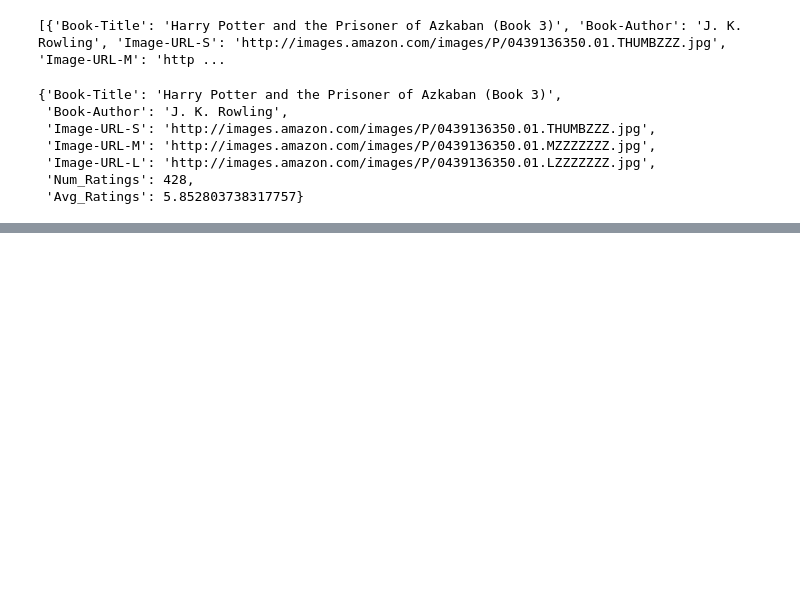
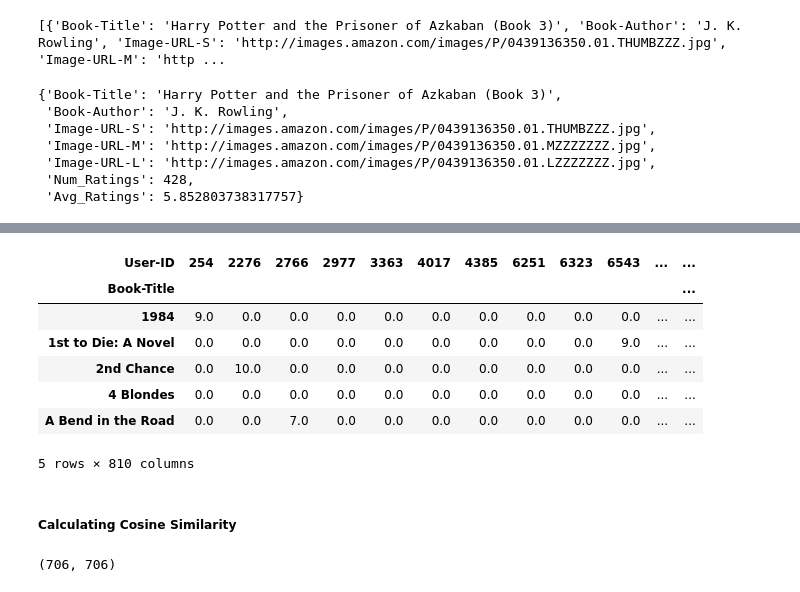
Before and after one commit to hmtalha786/Book-Recommendation-System, a Jupyter notebook: Recommender_Model.ipynb, the cells around one changed output, grey strips where cells are left out. Cells and saved outputs as stored; diff of their text form; code cells hidden in the pictures; blank space fills up the shorter version.

Commit message:
Collaborative Filtering based RecSys

```diff
--- a/Recommender_Model.ipynb
+++ b/Recommender_Model.ipynb
@@ -192,0 +227,8 @@ popular_df_dict[0]
+# %%
+# Extract those books that have been rated by more than 50 users
+
+y = filtered_rating.groupby('Book-Title').count()['Book-Rating'] >= 50
+
+famous_books = y[y].index
+
+famous_books
@@ -192,0 +247,6 @@ popular_df_dict[0]
+# %%
+# Filtering the desired books from the main dataframe
+
+final_ratings = filtered_rating[filtered_rating['Book-Title'].isin(famous_books)]
+
+final_ratings.head()
@@ -192,0 +260,6 @@ popular_df_dict[0]
+# %%
+# Creating Pivot Table
+
+pt = final_ratings.pivot_table(index='Book-Title',columns='User-ID',values='Book-Rating')
+
+pt.head(3)
@@ -192,0 +273,15 @@ popular_df_dict[0]
+# %%
+pt.fillna(0,inplace=True)
+# %%
+pt.head()
+# %% [output]
+| User-ID | 254 | 2276 | 2766 | 2977 | 3363 | 4017 | 4385 | 6251 | 6323 | 6543 | ... | ... |
+| Book-Title |  |  |  |  |  |  |  |  |  |  |  | ... |
+| 1984 | 9.0 | 0.0 | 0.0 | 0.0 | 0.0 | 0.0 | 0.0 | 0.0 | 0.0 | 0.0 | ... | ... |
+| 1st to Die: A Novel | 0.0 | 0.0 | 0.0 | 0.0 | 0.0 | 0.0 | 0.0 | 0.0 | 0.0 | 9.0 | ... | ... |
+| 2nd Chance | 0.0 | 10.0 | 0.0 | 0.0 | 0.0 | 0.0 | 0.0 | 0.0 | 0.0 | 0.0 | ... | ... |
+| 4 Blondes | 0.0 | 0.0 | 0.0 | 0.0 | 0.0 | 0.0 | 0.0 | 0.0 | 0.0 | 0.0 | ... | ... |
+| A Bend in the Road | 0.0 | 0.0 | 7.0 | 0.0 | 0.0 | 0.0 | 0.0 | 0.0 | 0.0 | 0.0 | ... | ... |
+5 rows × 810 columns
+# %% [markdown]
+##### Calculating Cosine Similarity
@@ -192,0 +292,4 @@ popular_df_dict[0]
+# %%
+cf_similarity_scores.shape
+# %% [output]
+(706, 706)
```
Also changed, not shown: parts of 17 cells of this notebook, 2 other files.
